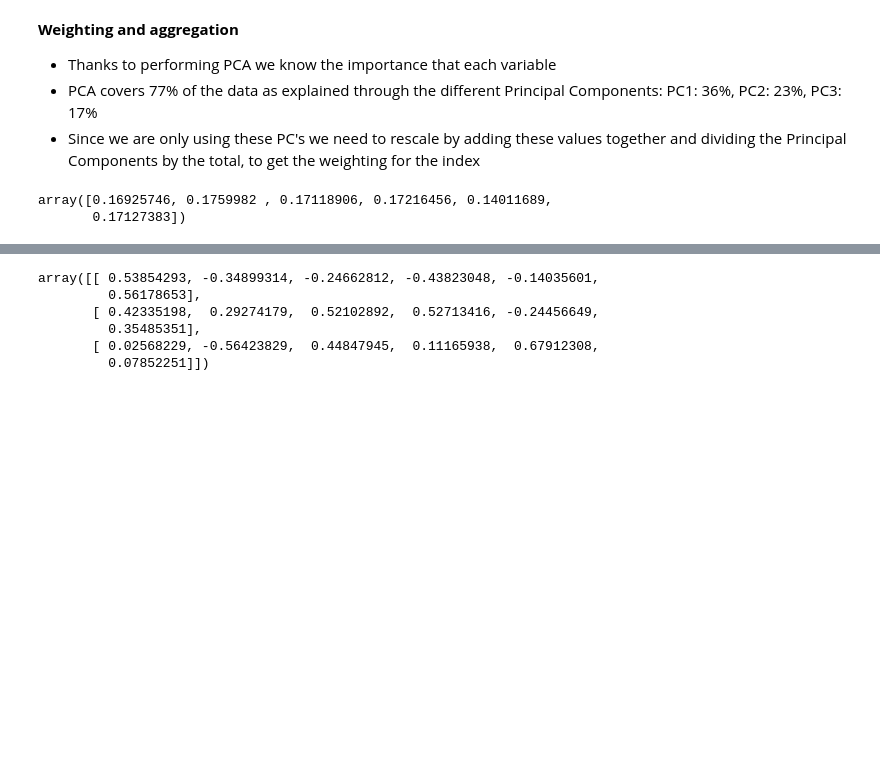
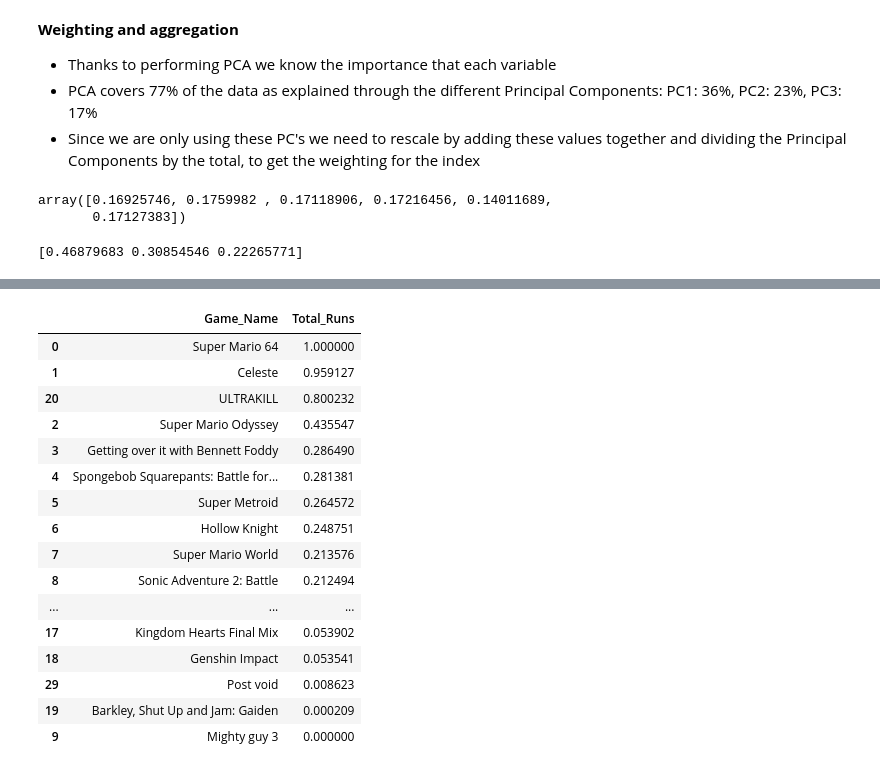
Before and after one commit to Jamie-Lawlor/Road_to_world_record_composite_index, a Jupyter notebook: Road_to_world_record.ipynb, the cells around one changed output, grey strips where cells are left out. Cells and saved outputs as stored; diff of their text form; code cells hidden in the pictures; blank space fills up the shorter version.

```diff
--- a/Road_to_world_record.ipynb
+++ b/Road_to_world_record.ipynb
@@ -485,6 +530,10 @@ combined_weights
 # %% [output]
 array([0.16925746, 0.1759982 , 0.17118906, 0.17216456, 0.14011689,
        0.17127383])
+# %%
+print(total_PC_weight)
+# %% [output]
+[0.46879683 0.30854546 0.22265771]
 # %%
 data["Composite_Index"]= (
     (data["Total_Runs"]*combined_weights[0])+
@@ -493,7 +542,7 @@ data["Composite_Index"]= (
     (data["World_record_margin"]*combined_weights[3])+
     (data["Casual_Completion"]*combined_weights[4])+
     (data["Active_Runners"]*combined_weights[5])
-    )*100
+    )
 
 data.head(30).sort_values(by=["Composite_Index"], ascending=False)
 # %% [output]
@@ -515,11 +564,22 @@ data.head(30).sort_values(by=["Composite_Index"], ascending=False)
 | 16 | The Escapists 2 | 0.057454 | 0.094577 | 0.063252 | 0.015544 | 0.047138 | ... |
 | 29 | Post void | 0.008623 | 0.022007 | 0.183935 | 0.000000 | 0.073232 | ... |
 # %%
-pca.components_
+data.sort_values(by =["Total_Runs"], ascending=False)[["Game_Name", "Total_Runs"]]
 # %% [output]
-array([[ 0.53854293, -0.34899314, -0.24662812, -0.43823048, -0.14035601,
-         0.56178653],
-       [ 0.42335198,  0.29274179,  0.52102892,  0.52713416, -0.24456649,
-         0.35485351],
-       [ 0.02568229, -0.56423829,  0.44847945,  0.11165938,  0.67912308,
-         0.07852251]])
+|  | Game_Name | Total_Runs |
+| 0 | Super Mario 64 | 1.000000 |
+| 1 | Celeste | 0.959127 |
+| 20 | ULTRAKILL | 0.800232 |
+| 2 | Super Mario Odyssey | 0.435547 |
+| 3 | Getting over it with Bennett Foddy | 0.286490 |
+| 4 | Spongebob Squarepants: Battle for... | 0.281381 |
+| 5 | Super Metroid | 0.264572 |
+| 6 | Hollow Knight | 0.248751 |
+| 7 | Super Mario World | 0.213576 |
+| 8 | Sonic Adventure 2: Battle | 0.212494 |
+| ... | ... | ... |
+| 17 | Kingdom Hearts Final Mix | 0.053902 |
+| 18 | Genshin Impact | 0.053541 |
+| 29 | Post void | 0.008623 |
+| 19 | Barkley, Shut Up and Jam: Gaiden | 0.000209 |
+| 9 | Mighty guy 3 | 0.000000 |
```
Also changed, not shown: parts of 12 cells of this notebook, 1 other file.
